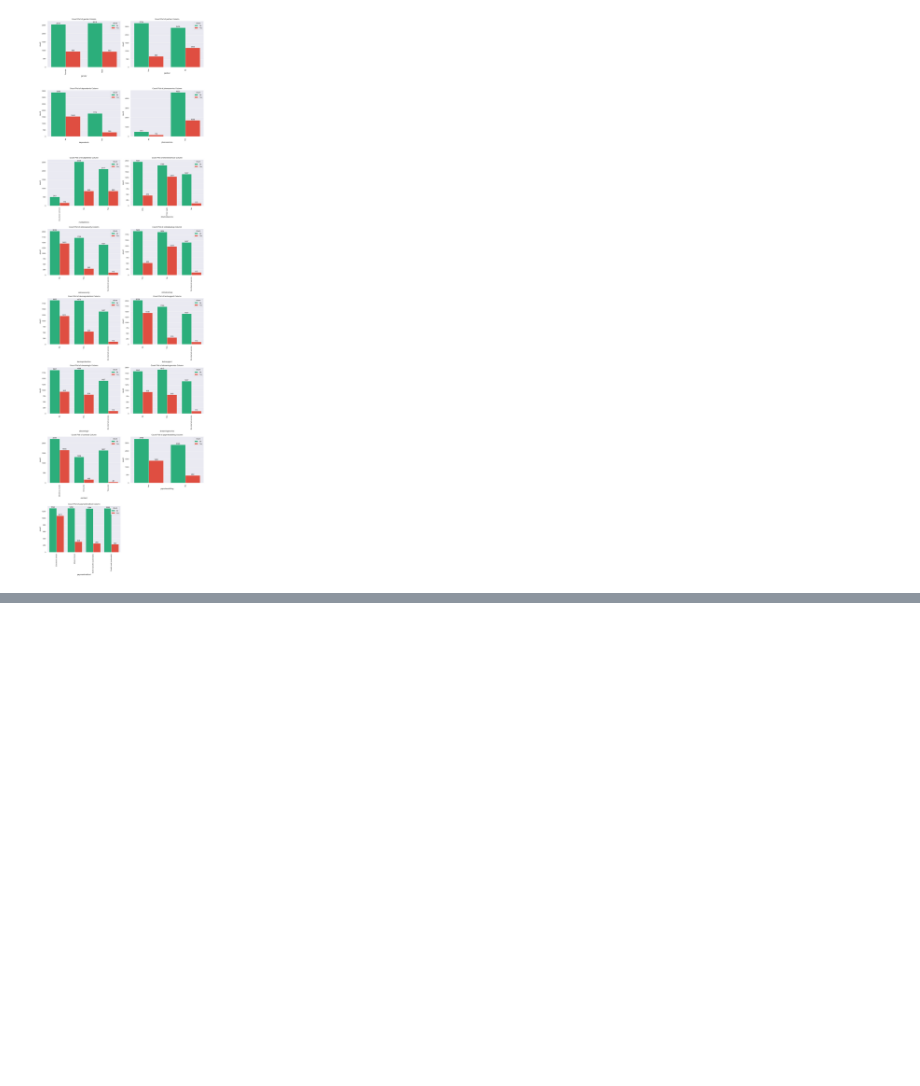
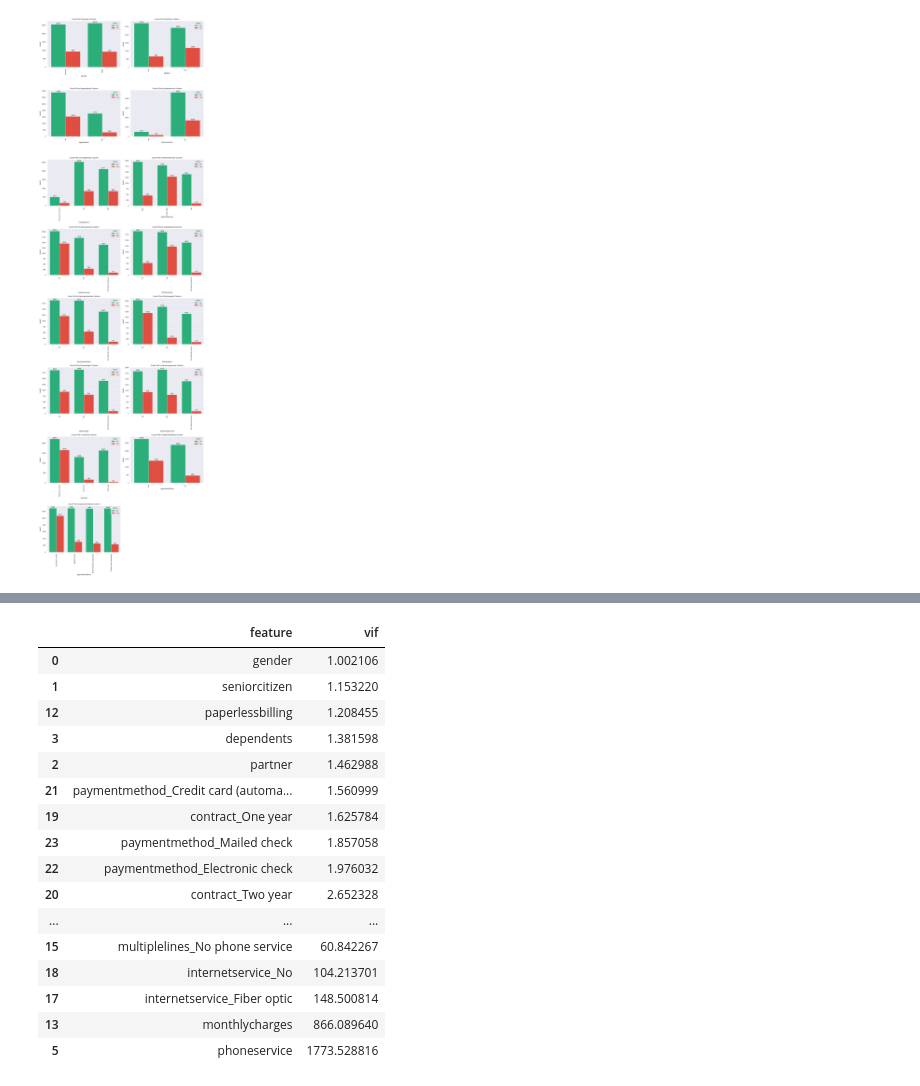
Before and after one commit to themrityunjaypathak/ChurnLabs, a Jupyter notebook: notebooks/01_eda.ipynb, the cells around one changed output, grey strips where cells are left out. Drawn from its saved outputs; the diff is of its cells as text; code cells hidden in the pictures; blank space fills up the shorter version.

```diff
--- a/notebooks/01_eda.ipynb
+++ b/notebooks/01_eda.ipynb
@@ -152,0 +246,3 @@ plt.show()
+# %%
+# Encoding Target Column
+df['churn'] = df['churn'].map({'Yes': 1, 'No': 0})
@@ -152,0 +274,28 @@ plt.show()
+# %%
+# Only taking Features into account
+df.drop(columns=['churn'], inplace=True)
+
+# Calculating VIF
+vif_data = pd.DataFrame()
+vif_data['feature'] = df.columns
+vif_data['vif'] = [variance_inflation_factor(df.values, i) for i in range(df.shape[1])]
+
+vif_data.sort_values(by='vif')
+# %% [output]
+|  | feature | vif |
+| 0 | gender | 1.002106 |
+| 1 | seniorcitizen | 1.153220 |
+| 12 | paperlessbilling | 1.208455 |
+| 3 | dependents | 1.381598 |
+| 2 | partner | 1.462988 |
+| 21 | paymentmethod_Credit card (automa... | 1.560999 |
+| 19 | contract_One year | 1.625784 |
+| 23 | paymentmethod_Mailed check | 1.857058 |
+| 22 | paymentmethod_Electronic check | 1.976032 |
+| 20 | contract_Two year | 2.652328 |
+| ... | ... | ... |
+| 15 | multiplelines_No phone service | 60.842267 |
+| 18 | internetservice_No | 104.213701 |
+| 17 | internetservice_Fiber optic | 148.500814 |
+| 13 | monthlycharges | 866.089640 |
+| 5 | phoneservice | 1773.528816 |
```
Also changed, not shown: parts of 17 cells of this notebook.
